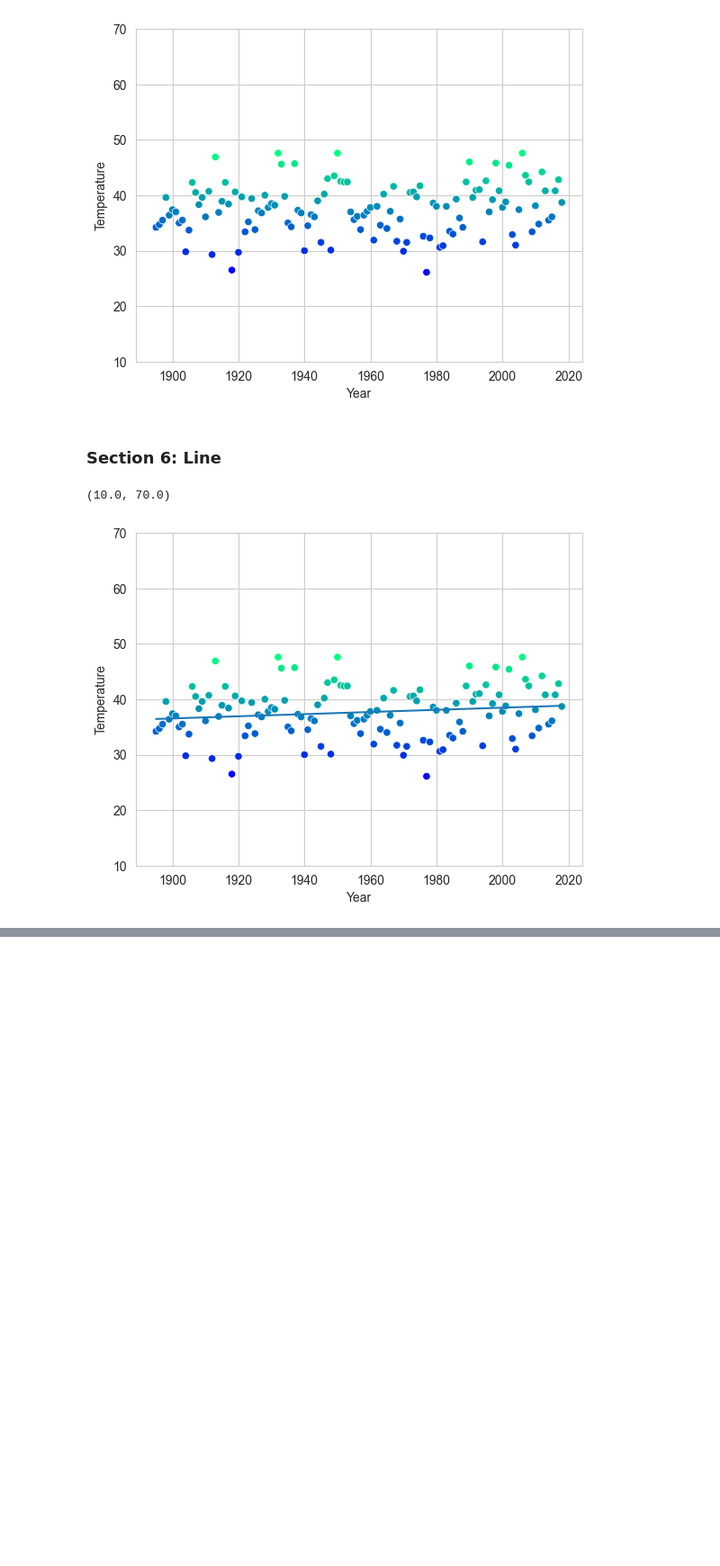
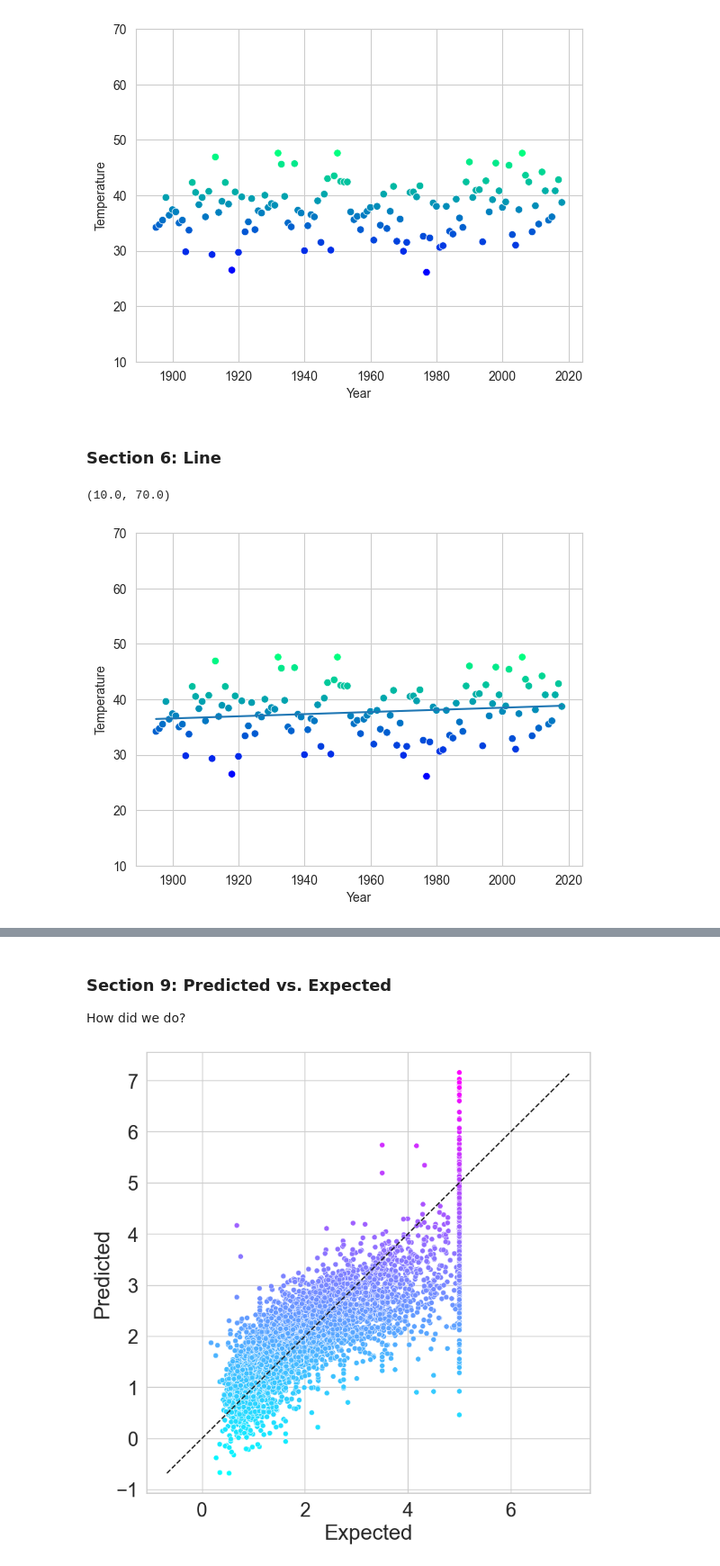
Before and after one commit to Stone-Snevets/datafun-07-ml-predictive, a Jupyter notebook: Task_4.ipynb, the cells around one changed output, grey strips where cells are left out. Shown at 90% size. Drawn from its saved outputs; the diff is of its cells as text; code cells hidden in the pictures; blank space fills up the shorter version.

```diff
--- a/Task_4.ipynb
+++ b/Task_4.ipynb
@@ -272,0 +411,7 @@ axes_sns_ML.set_ylim(10,70)
+# %%
+# Use Linear Regression to train this model
+#-> Assign a variable to the LinearRegression() function
+cal_lin_reg = LinearRegression()
+
+#-> Create a line of best fit using the training variables
+cal_lin_reg.fit(X = cal_X_train, y = cal_y_train)
@@ -272,0 +441,13 @@ axes_sns_ML.set_ylim(10,70)
+# %%
+# Test the ML's predictions with the actual outputs of the remaining data
+#-> Create prediction array
+cal_predict = cal_lin_reg.predict(cal_X_test)
+
+#-> Create expected value array
+cal_expect = cal_y_test
+
+
+#-> Compare the first five values
+print('Predicted \t\t Expected\n-----------------------------------')
+for i in range(5):
+    print(f'{cal_predict[i]} \t {cal_expect[i]}')
@@ -272,0 +462,34 @@ axes_sns_ML.set_ylim(10,70)
+# %% [markdown]
+### Section 9: Predicted vs. Expected
+How did we do?
+# %%
+# Graph predicted values against the expected ones
+#-> Create a DataFrame containing predicted and expected values
+#--> Create an empty DataFrame
+predict_expect_df = pd.DataFrame()
+
+#--> Input predicted and expected values
+predict_expect_df['Expected'] = pd.Series(cal_expect)
+predict_expect_df['Predicted'] = pd.Series(cal_predict)
+
+
+#-> Create scatterplot of predicted vs expected values
+#--> Determine size of graph
+figure = plt.figure(figsize=(9,9))
+
+#--> Plot actual graph
+cal_axes = sns.scatterplot(data = predict_expect_df,
+                           x = 'Expected',
+                           y = 'Predicted',
+                           hue = 'Predicted',
+                           palette = 'cool',
+                           legend = False)
+
+#--> Set x and y axes to match min / max values of Expected and Predicted
+start = min(cal_expect.min(), cal_predict.min())
+end = max(cal_expect.max(), cal_predict.max())
+
+#--> Add in a line of best fit
+predict_expect_line = plt.plot([start, end], [start, end], 'k--')
+# %% [output]
+[figure, added]
```
Also changed, not shown: parts of 30 cells of this notebook.
